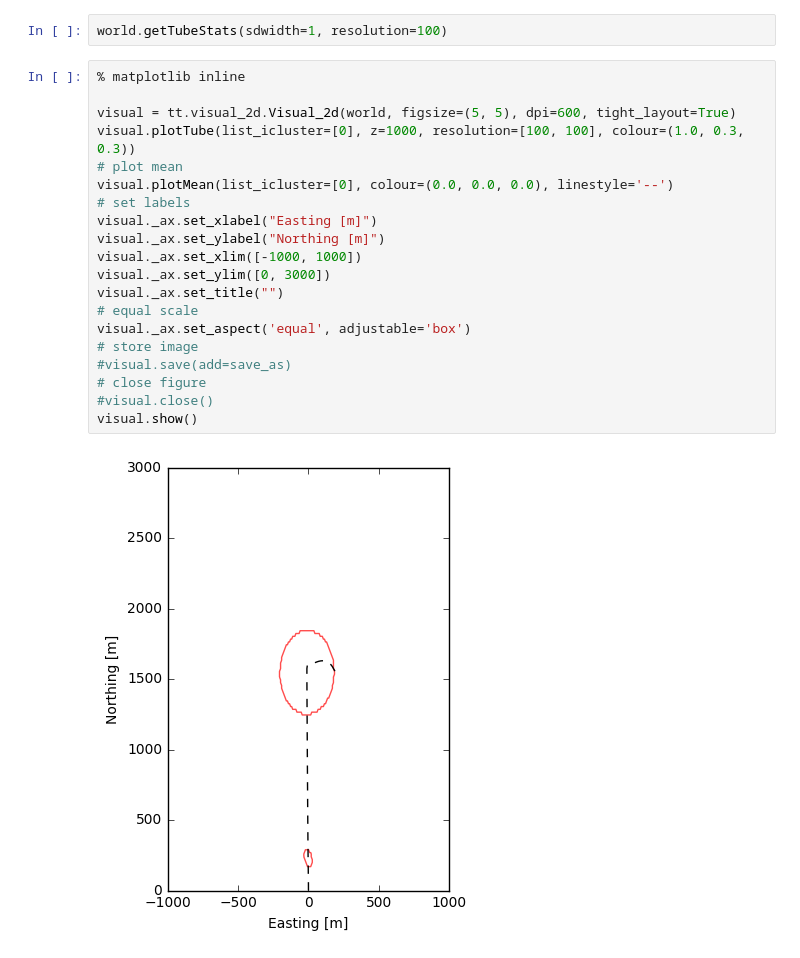
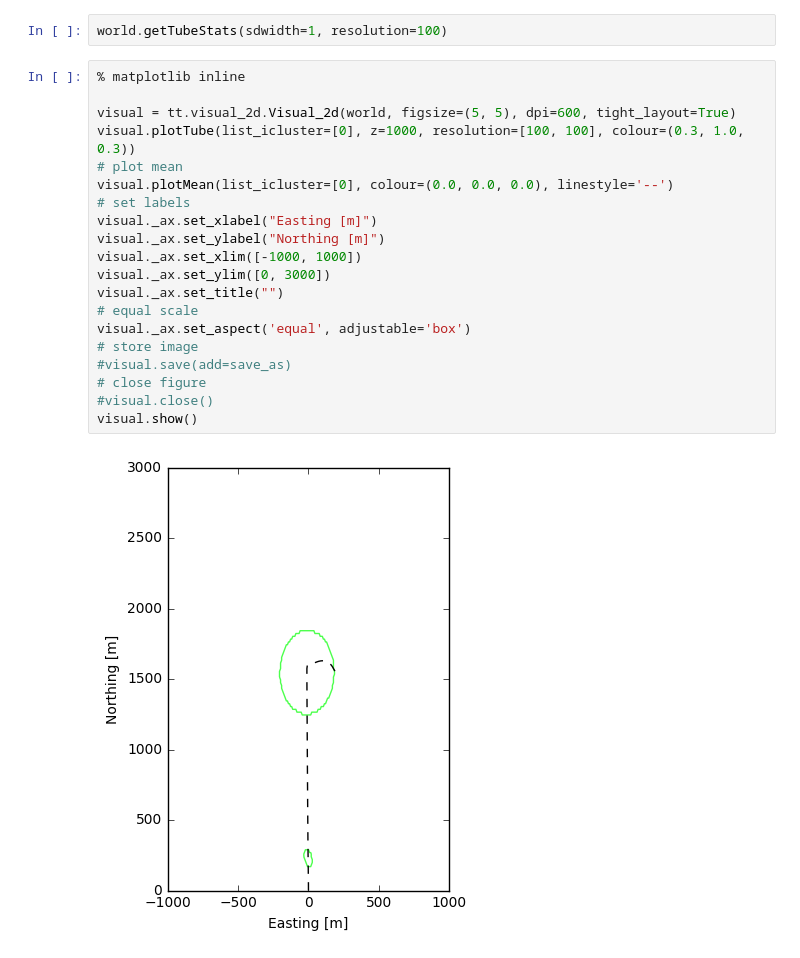
Before and after one commit to WillemEerland/teetool, a Jupyter notebook: example/example_rocket_3d.ipynb, the cells around one changed output. Drawn from its saved outputs; the diff is of its cells as text.

```diff
--- a/example/example_rocket_3d.ipynb
+++ b/example/example_rocket_3d.ipynb
@@ -185,22 +204,22 @@ world.getTubeStats(sdwidth=1, resolution=100)
 # %%
 % matplotlib inline
 
 visual = tt.visual_2d.Visual_2d(world, figsize=(5, 5), dpi=600, tight_layout=True)
-visual.plotTube(list_icluster=[0], z=1000, resolution=[100, 100], colour=(1.0, 0.3, 0.3))
+visual.plotTube(list_icluster=[0], z=1000, resolution=[100, 100], colour=(0.3, 1.0, 0.3))
 # plot mean
 visual.plotMean(list_icluster=[0], colour=(0.0, 0.0, 0.0), linestyle='--')
 # set labels
 visual._ax.set_xlabel("Easting [m]")
 visual._ax.set_ylabel("Northing [m]")
 visual._ax.set_xlim([-1000, 1000])
 visual._ax.set_ylim([0, 3000])
 visual._ax.set_title("")
 # equal scale
 visual._ax.set_aspect('equal', adjustable='box')
 # store image
 #visual.save(add=save_as)
 # close figure
 #visual.close()
 visual.show()
 # %% [output]
-[figure, old version]
+[figure, new version]
```
Also changed, not shown: parts of 1 cell of this notebook, 10 other files.
